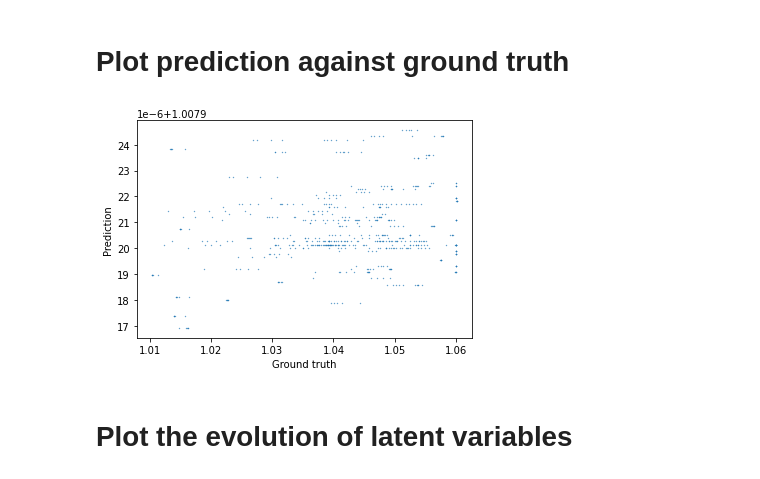
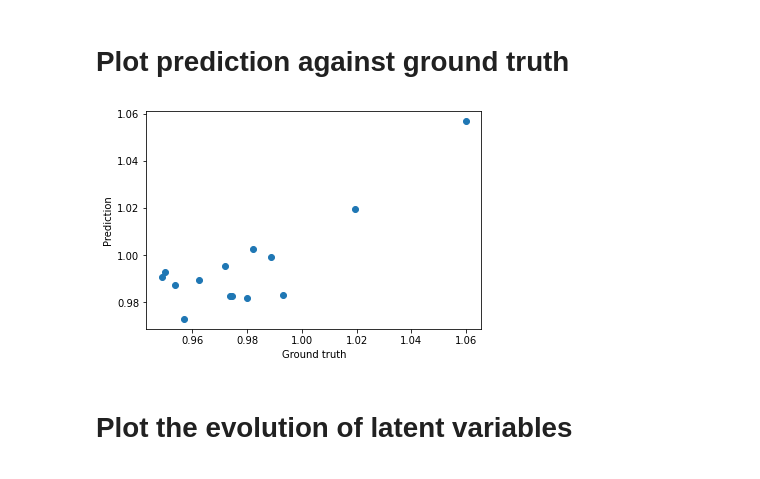
Before and after one commit to bdonon/ml4ps, a Jupyter notebook: Training Neural Networks.ipynb, the cells around one changed output. Cells and saved outputs as stored; diff of their text form; code cells hidden in the pictures.

```diff
--- a/Training Neural Networks.ipynb
+++ b/Training Neural Networks.ipynb
@@ -432,19 +289,10 @@ class PostProcessor:
         return 1.+y
 my_postprocessor = PostProcessor()
 # %%
-#def odenet(params, init_state):
-#    start_and_final_state = odeint(my_h2mgnode.dynamics, init_state, jnp.array([0., 1.]), params,
-#                                   rtol=1.4e-4, atol=1.4e-4, mxstep=jnp.inf)
-#    y_e = my_h2mgnode.decode_output(start_and_final_state, params)
-#    return my_postprocessor(y_e)
-#batched_odenet = vmap(odenet, in_axes=(None, 0))
-
 def loss(params, init_state, y_truth):
-    #y_post = odenet(params, init_state)
     y_hat = my_h2mgnode.solve_and_decode_batch(params, init_state)
     y_post = my_postprocessor(y_hat)
-    #return jnp.mean((y_truth['bus']['res_vm_pu'] - y_post['bus']['res_vm_pu'])**2)
-    return jnp.mean((y_truth['bus']['v_mag'] - y_post['bus']['v_mag'])**2)
+    return jnp.mean((y_truth['bus']['res_vm_pu'] - y_post['bus']['res_vm_pu'])**2)
 
 @jit
 def update(params, init_state, y_truth, opt_state):
@@ -548,21 +380,21 @@ MAE
 # %% [markdown]
 # Plot prediction against ground truth
-# %%
-a, x, nets = next(iter(my_interface.train))
-x_norm = my_normalizer(x)
-y_hat = my_h2mgnode.forward_batch(my_h2mgnode.weights, a, x_norm)
-y_post = my_postprocessor(y_hat)
-
-# Get ground truth
-my_interface.run_load_flow_batch(nets)
-y_truth = my_interface.get_features_dict(nets, {'bus': ['v_mag']})
-
-# Compare results
-plt.scatter(y_truth['bus']['v_mag'], y_post['bus']['v_mag'], s=0.1)
-plt.xlabel('Ground truth')
-plt.ylabel('Prediction')
-plt.show()
-# %% [output]
-[figure, removed]
+# %%
+a, x, nets = next(iter(my_interface.test))
+x_norm = my_normalizer(x)
+y_hat = my_h2mgnode.forward_batch(my_h2mgnode.weights, a, x_norm)
+y_post = my_postprocessor(y_hat)
+
+# Get ground truth
+my_interface.run_load_flow_batch(nets)
+y_truth = my_interface.get_features_dict(nets, {'bus': ['res_vm_pu']})
+
+# Compare results
+plt.scatter(y_truth['bus']['res_vm_pu'], y_post['bus']['res_vm_pu'])
+plt.xlabel('Ground truth')
+plt.ylabel('Prediction')
+plt.show()
+# %% [output]
+[figure, added]
 # %% [markdown]
 # Plot the evolution of latent variables
```
Also changed, not shown: parts of 44 cells of this notebook, 6 other files.
